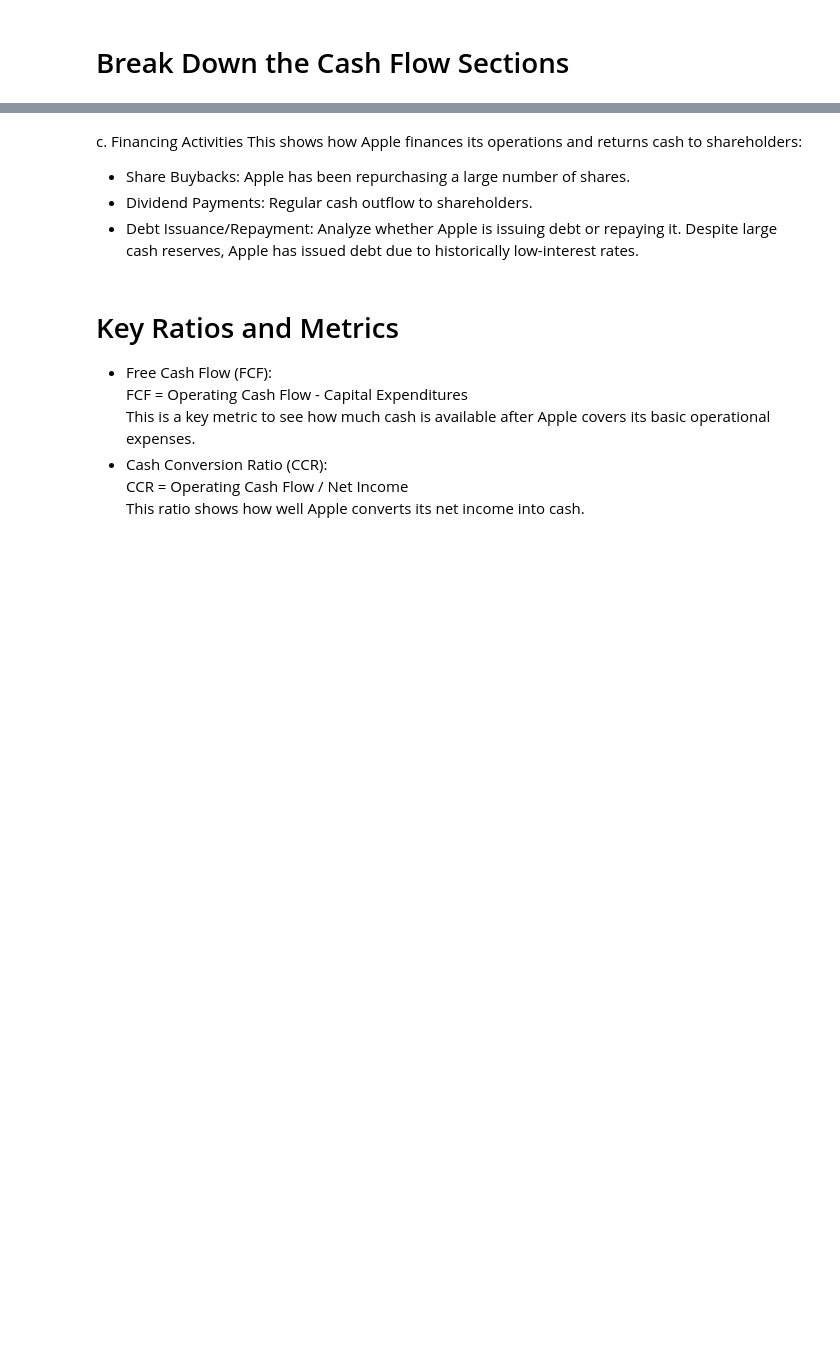
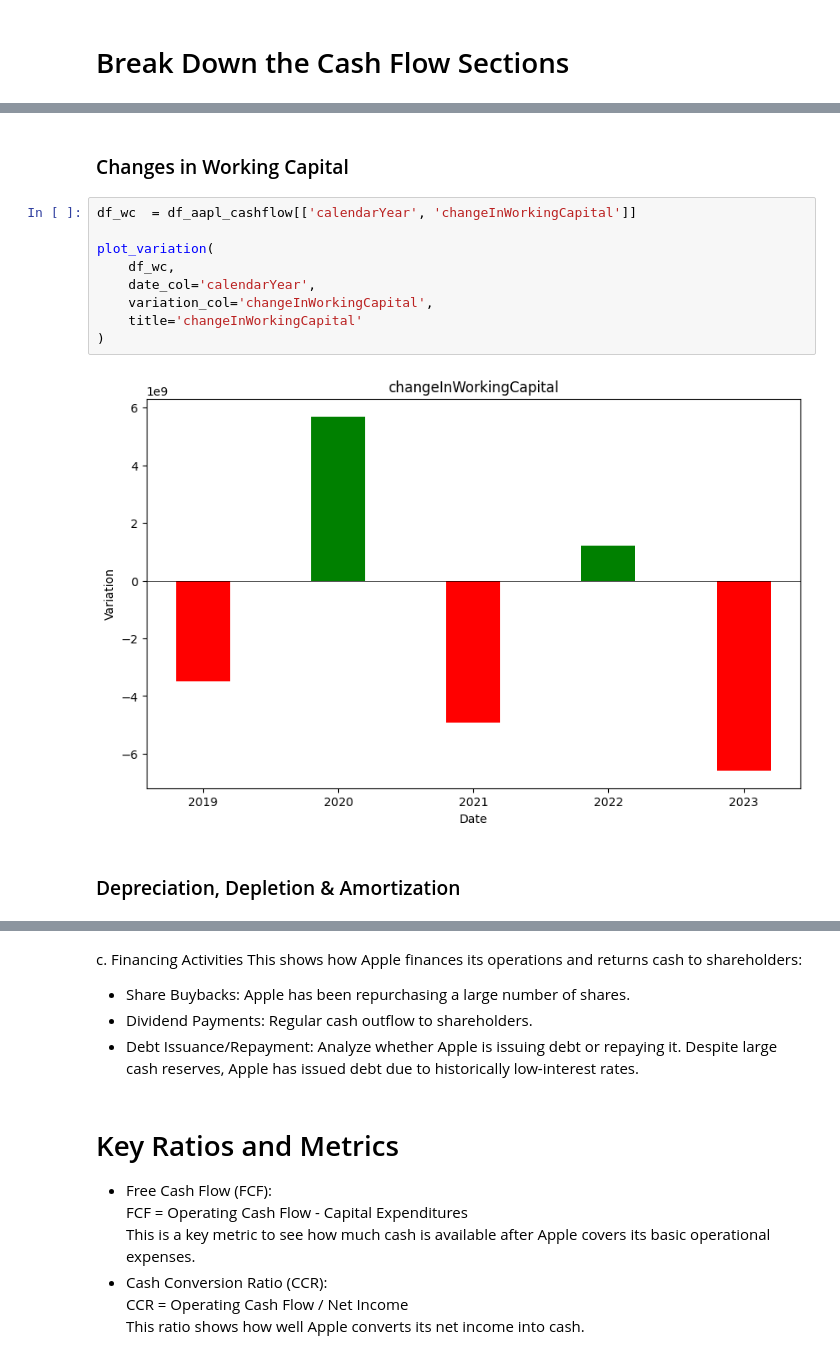
Before and after one commit to chiseanchang0727/financial-report-crawler, a Jupyter notebook: test_region/cashflow_analyzie.ipynb, the cells around one changed output, grey strips where cells are left out. Saved outputs shown, nothing was run; the diff lists cells and outputs as text; blank space fills up the shorter version.

```diff
--- a/test_region/cashflow_analyzie.ipynb
+++ b/test_region/cashflow_analyzie.ipynb
@@ -165,0 +246,15 @@ plot_cashflow(data=operating_activities,
+# %% [markdown]
+### Changes in Working Capital
+# %%
+df_wc  = df_aapl_cashflow[['calendarYear', 'changeInWorkingCapital']]
+
+plot_variation(
+    df_wc,
+    date_col='calendarYear',
+    variation_col='changeInWorkingCapital',
+    title='changeInWorkingCapital'
+)
+# %% [output]
+[figure, added]
+# %% [markdown]
+### Depreciation, Depletion & Amortization
```
Also changed, not shown: parts of 30 cells of this notebook.
